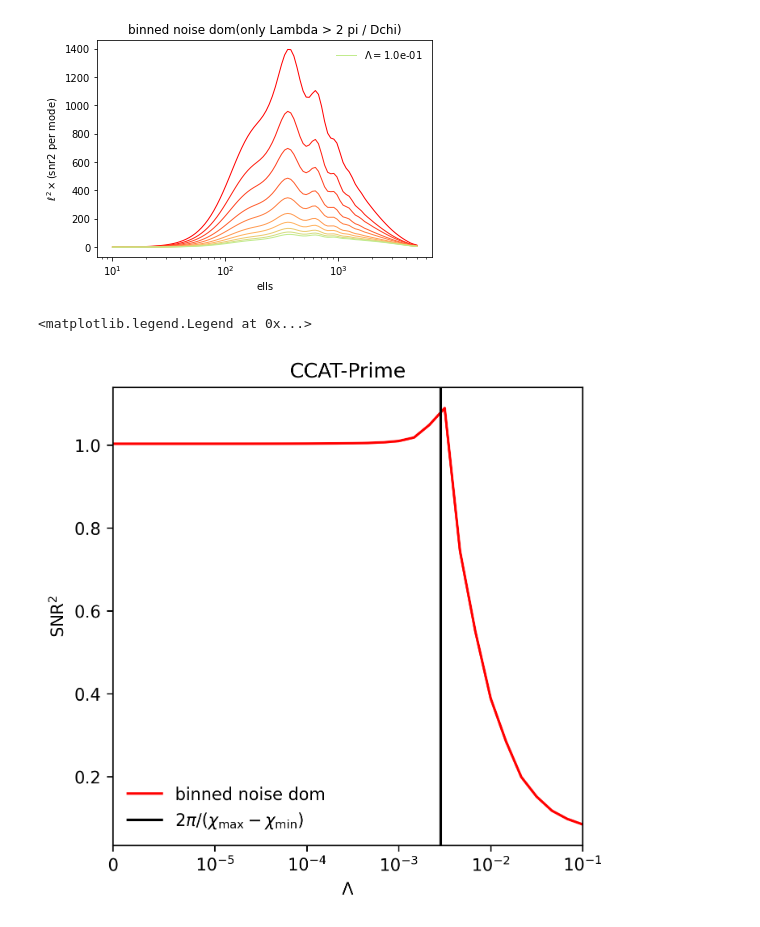
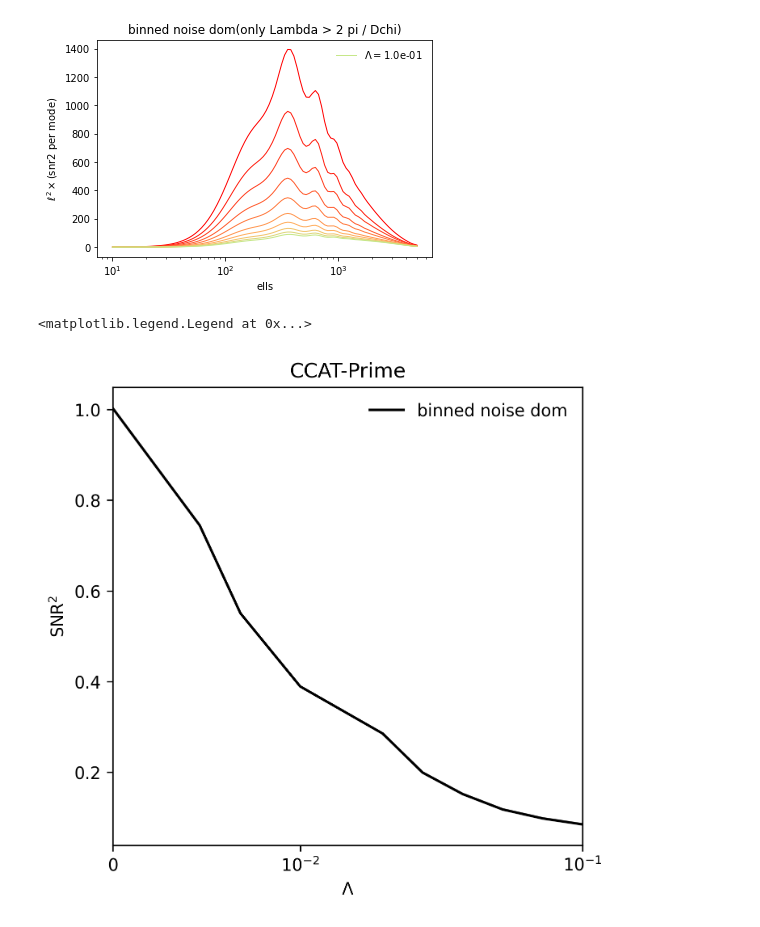
Before and after one commit to DelonShen/LIMxCMBL, a Jupyter notebook: 011.000.2025-02-25.CCAT-prime-snr-full-covariance.ipynb, the cells around one changed output. Cells and saved outputs as stored; diff of their text form; code cells hidden in the pictures.

```diff
--- a/011.000.2025-02-25.CCAT-prime-snr-full-covariance.ipynb
+++ b/011.000.2025-02-25.CCAT-prime-snr-full-covariance.ipynb
@@ -212,6 +222,9 @@ plt.rcParams['axes.prop_cycle'] = plt.cycler(color=rainbow_colors[::-1])
 # %%
 plt.figure(facecolor = 'w')
 for Lambda in Lambdas:
+    if(Lambda < 2*np.pi/(chimax - chimin)):
+        continue
+
     label = None
     if(Lambda == 1e-5 or Lambda == 1e-1):
         label = r'$\Lambda=$%.1e'%(Lambda)
@@ -264,35 +277,33 @@ for Lambda_idx,Lambda in enumerate(Lambdas):
 # %%
 plt.figure(figsize = (5,5) ,dpi = 300, facecolor = 'w')
 
 
 
+_idxs = np.where(SNR2_per_Omega_noise_dom <= SNR2_per_Omega_noise_dom[0])
 
-
-plt.plot(Lambdas, (SNR2_per_Omega_noise_dom * Omega_field),
-         'r',
+plt.plot(Lambdas[_idxs], (SNR2_per_Omega_noise_dom[_idxs] * Omega_field),
+         'k',
         label='binned noise dom')
 
+# plt.scatter(Lambdas, (SNR2_per_Omega_noise_dom * Omega_field), )
 
-# plt.scatter(Lambdas, (SNR2_per_Omega_noise_dom * Omega_field),)
 
 # plt.plot(Lambdas, (SNR2_per_Omega_full * Omega_field),
 #          'k',
 #         label='binned full cov')
 
+fundamental = 2*np.pi/(chimax - chimin)
 
-plt.axvline(2*np.pi/(chimax-chimin), c='k', label=r'$2\pi / (\chi_{\rm max} - \chi_{\rm min})$')
+# plt.axhline(SNR2_per_Omega_noise_dom[0] * Omega_field)
 
-
-
-plt.xscale('symlog', linthresh = 1e-5)
-fundamental = 2*np.pi/(chimax - chimin)
+plt.xscale('symlog', linthresh = 5 * fundamental)
 plt.xlim(0, 1e-1)
 
 
 plt.xlabel(r'$\Lambda$')
 plt.ylabel(r'${\sf SNR}^2$')
 plt.title('CCAT-Prime')
 plt.legend(frameon=False)
 # %% [output]
 <matplotlib.legend.Legend at 0x...>
-[figure, old version]
+[figure, new version]
```
Also changed, not shown: parts of 2 cells of this notebook, 6 other files.
